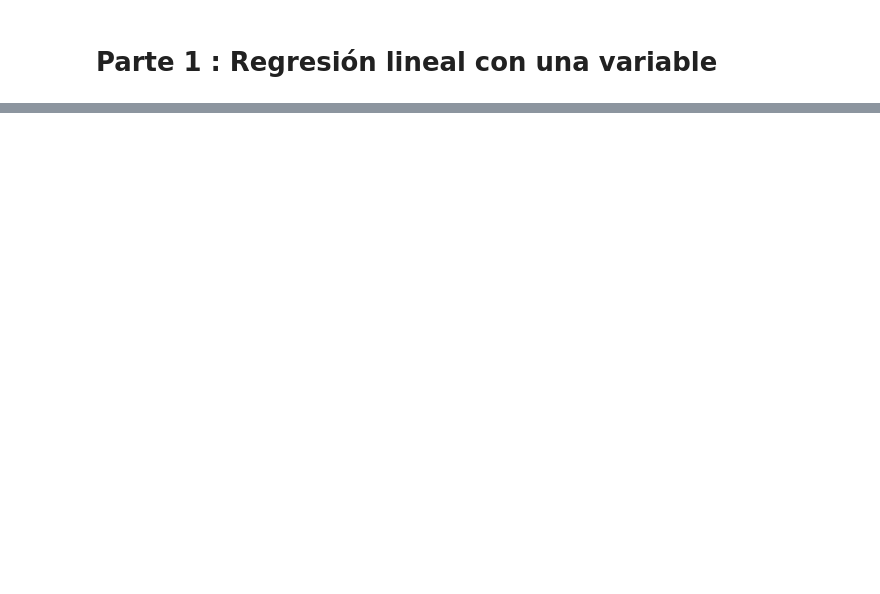
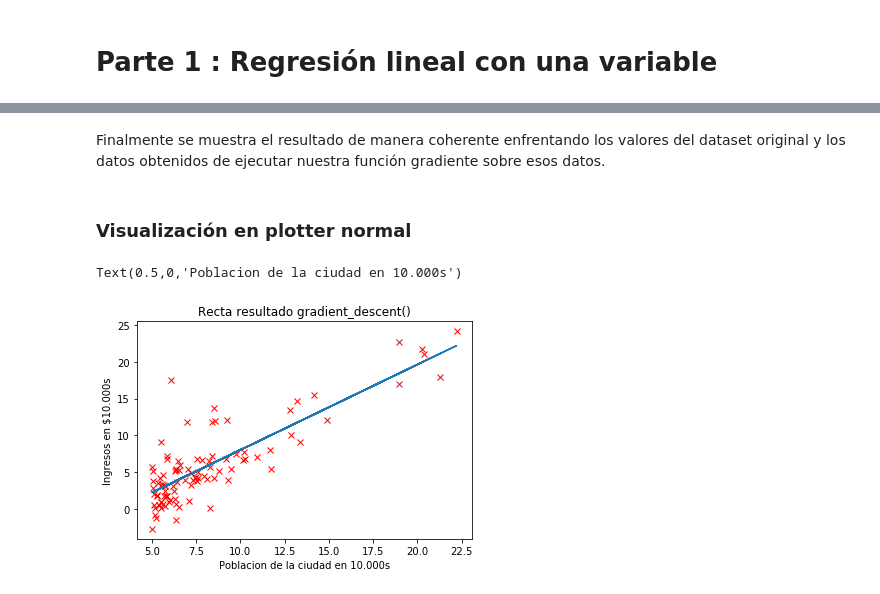
Before and after one commit to ivanfermena/Machine-Learning-Practice-1, a Jupyter notebook: Práctica 1 - Aprendizaje Automático y Big Data.ipynb, the cells around one changed output, grey strips where cells are left out. Drawn from its saved outputs; the diff is of its cells as text; code cells hidden in the pictures; blank space fills up the shorter version.

```diff
--- a/Práctica 1 - Aprendizaje Automático y Big Data.ipynb
+++ b/Práctica 1 - Aprendizaje Automático y Big Data.ipynb
@@ -51,0 +101,12 @@ plt.plot(independent_data, hyphotesis_function(th0, th1, independent_data))
+# %% [markdown]
+Finalmente se muestra el resultado de manera coherente enfrentando los valores del dataset original y los datos obtenidos de ejecutar nuestra función gradiente sobre esos datos.
+# %% [markdown]
+### Visualización en plotter normal
+# %%
+plt.plot(independent_data, dependent_data, 'rx', independent_data, hyphotesis_function(gd_th0, gd_th1, independent_data))
+plt.title('Recta resultado gradient_descent()')
+plt.ylabel('Ingresos en $10.000s')
+plt.xlabel('Poblacion de la ciudad en 10.000s')
+# %% [output]
+Text(0.5,0,'Poblacion de la ciudad en 10.000s')
+[figure, added]
```
Also changed, not shown: parts of 39 cells of this notebook.
